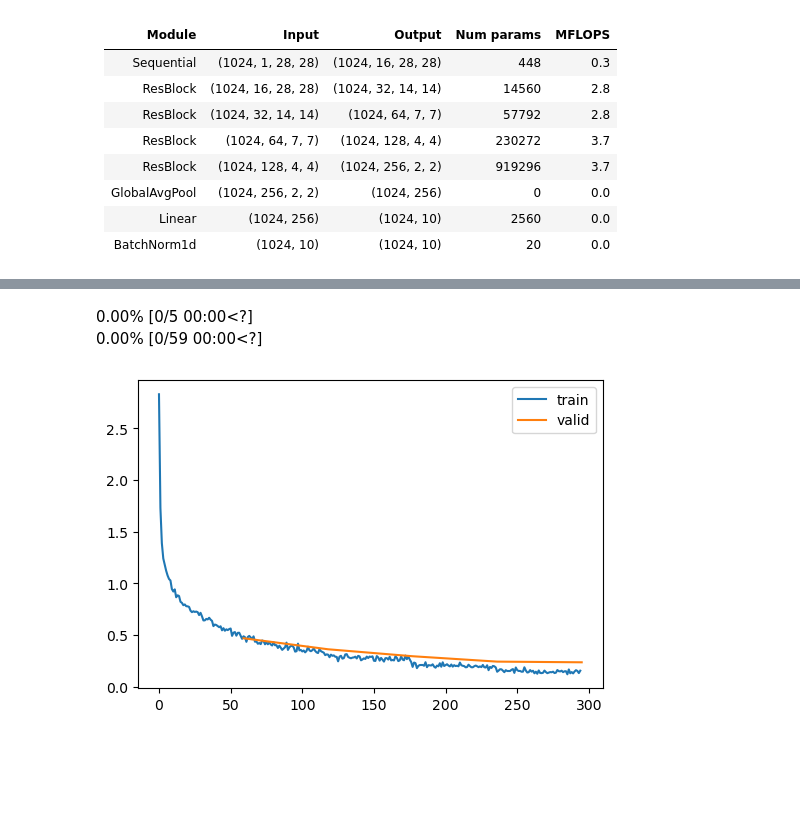
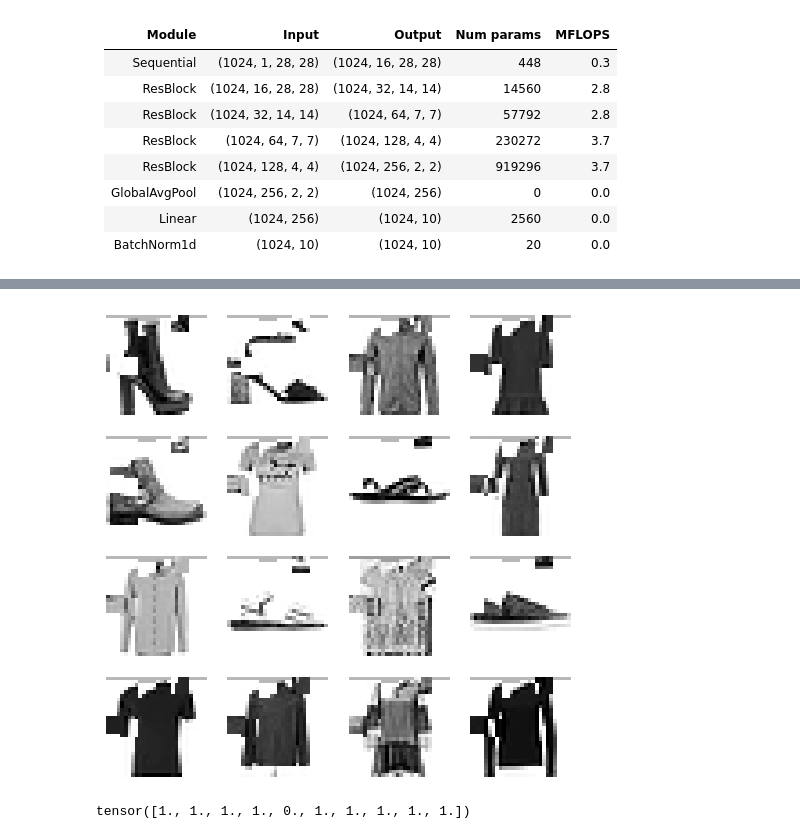
Before and after one commit to me-tao/part2, a Jupyter notebook: 14_augment.ipynb, the cells around one changed output, grey strips where cells are left out. Saved outputs shown, nothing was run; the diff lists cells and outputs as text; code cells hidden in the pictures; blank space fills up the shorter version.

```diff
--- a/14_augment.ipynb
+++ b/14_augment.ipynb
@@ -133,0 +240,40 @@ Tot params: 1224948; MFLOPS: 13.3
+# %%
+def _rand_copy1(x, pct):
+    szx = int(pct*x.shape[-2])
+    szy = int(pct*x.shape[-1])
+    stx1 = int(random.random()*(1-pct)*x.shape[-2])
+    sty1 = int(random.random()*(1-pct)*x.shape[-1])
+    stx2 = int(random.random()*(1-pct)*x.shape[-2])
+    sty2 = int(random.random()*(1-pct)*x.shape[-1])
+    x[:,:,stx1:stx1+szx,sty1:sty1+szy] = x[:,:,stx2:stx2+szx,sty2:sty2+szy]
+# %%
+def rand_copy(x, pct=0.2, max_num = 4):
+    num = random.randint(0, max_num)
+    for i in range(num): _rand_copy1(x, pct)
+#     print(num)
+    return x
+# %%
+class RandCopy(nn.Module):
+    def __init__(self, pct=0.2, max_num=4):
+        super().__init__()
+        self.pct,self.max_num = pct,max_num
+    def forward(self, x): return rand_copy(x, self.pct, self.max_num)
+# %%
+tfms = nn.Sequential(transforms.RandomCrop(28, padding=1),
+                     transforms.RandomHorizontalFlip(),
+                     RandCopy())
+augcb = BatchTransformCB(partial(tfm_batch, tfm_x=tfms), on_val=False)
+# %%
+model = get_model()
+learn = TrainLearner(model, dls, F.cross_entropy, lr=lr, cbs=[DeviceCB(), SingleBatchCB(), augcb])
+learn.fit(1)
+xb,yb = learn.batch
+show_images(xb[:16], imsize=1.5)
+# %% [output]
+[figure, added]
+# %%
+p = 0.1
+dist = distributions.binomial.Binomial(probs=1-p)
+dist.sample((10,))
+# %% [output]
+tensor([1., 1., 1., 1., 0., 1., 1., 1., 1., 1.])
@@ -134,13 +296,9 @@ Tot params: 1224948; MFLOPS: 13.3
 # %%
 set_seed(42)
+epochs=5
 lr = 1e-2
 tmax = epochs * len(dls.train)
 sched = partial(lr_scheduler.OneCycleLR, max_lr=lr, total_steps=tmax)
 xtra = [BatchSchedCB(sched)]
-model = get_model4(act_gr, norm=nn.BatchNorm2d).apply(iw)
+model = get_dropmodel(act_gr, norm=nn.BatchNorm2d, drop=0.1).apply(iw)
 learn = TrainLearner(model, dls, F.cross_entropy, lr=lr, cbs=cbs+xtra, opt_func=optim.AdamW)
-learn.fit(epochs)
-# %% [output]
-0.00% [0/5 00:00<?]
-0.00% [0/59 00:00<?]
-[figure, removed]
```
Also changed, not shown: parts of 22 cells of this notebook, 3 other files.
